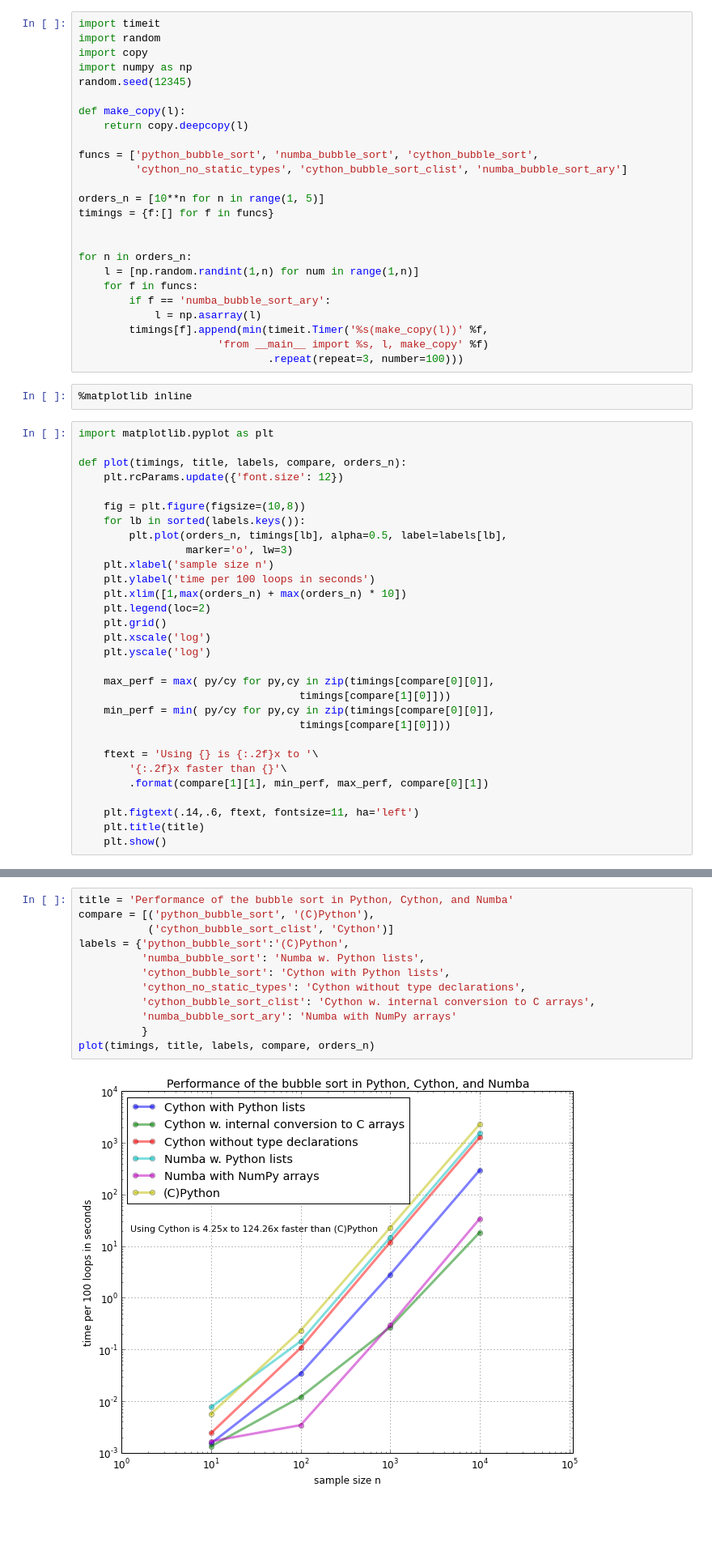
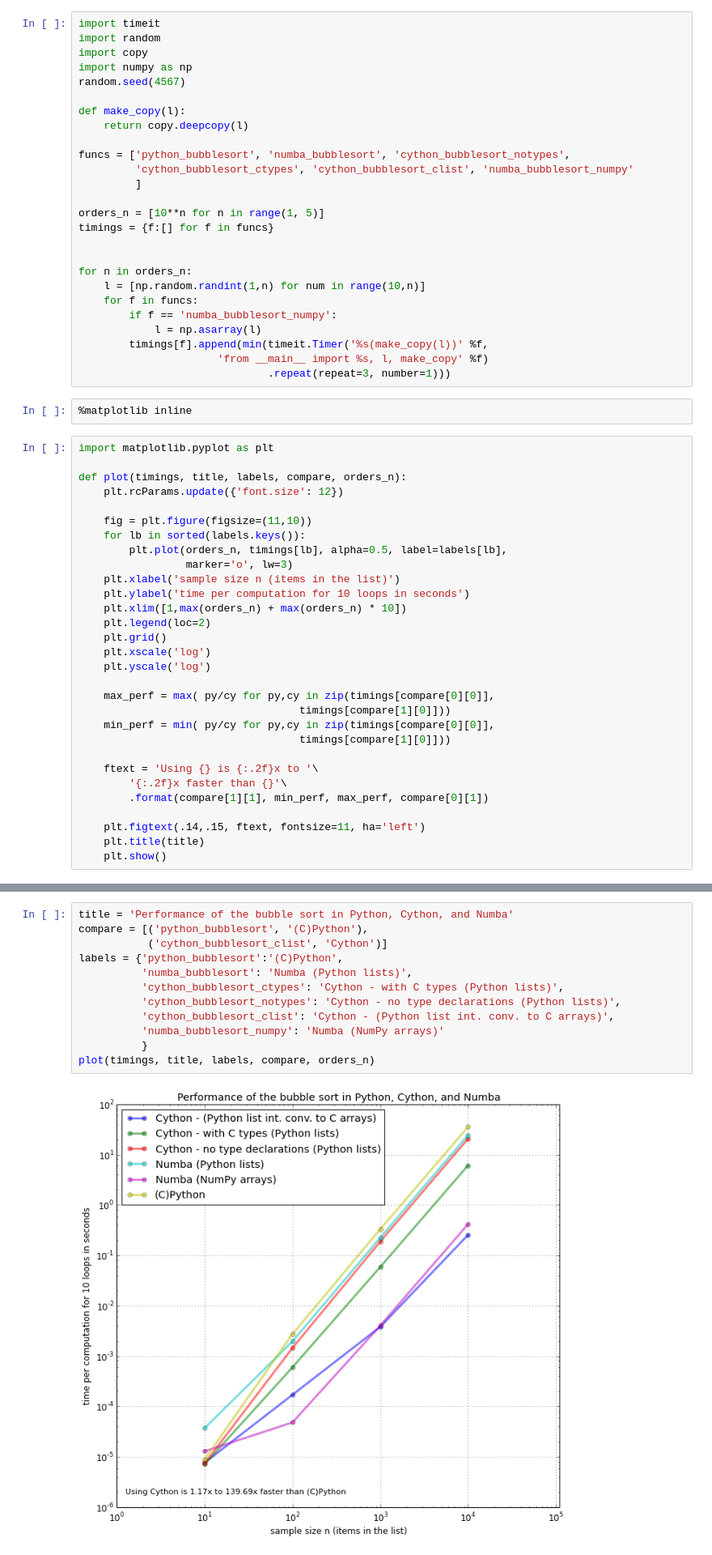
Before and after one commit to rasbt/One-Python-benchmark-per-day, a Jupyter notebook: ipython_nbs/day4_python_cython_numba.ipynb, the cells around one changed output, grey strips where cells are left out. Shown at 81% size. Drawn from its saved outputs; the diff is of its cells as text; blank space fills up the shorter version.

```diff
--- a/ipython_nbs/day4_python_cython_numba.ipynb
+++ b/ipython_nbs/day4_python_cython_numba.ipynb
@@ -173,26 +178,27 @@ import timeit
 import random
 import copy
 import numpy as np
-random.seed(12345)
+random.seed(4567)
 
 def make_copy(l):
     return copy.deepcopy(l)
 
-funcs = ['python_bubble_sort', 'numba_bubble_sort', 'cython_bubble_sort',
-         'cython_no_static_types', 'cython_bubble_sort_clist', 'numba_bubble_sort_ary']
+funcs = ['python_bubblesort', 'numba_bubblesort', 'cython_bubblesort_notypes',
+         'cython_bubblesort_ctypes', 'cython_bubblesort_clist', 'numba_bubblesort_numpy'
+         ]
 
 orders_n = [10**n for n in range(1, 5)]
 timings = {f:[] for f in funcs}
 
 
 for n in orders_n:
-    l = [np.random.randint(1,n) for num in range(1,n)]
+    l = [np.random.randint(1,n) for num in range(10,n)]
     for f in funcs:
-        if f == 'numba_bubble_sort_ary':
+        if f == 'numba_bubblesort_numpy':
             l = np.asarray(l)
         timings[f].append(min(timeit.Timer('%s(make_copy(l))' %f,
                       'from __main__ import %s, l, make_copy' %f)
-                              .repeat(repeat=3, number=100)))
+                              .repeat(repeat=3, number=1)))
 # %%
 %matplotlib inline
 # %%
@@ -201,12 +207,12 @@ import matplotlib.pyplot as plt
 def plot(timings, title, labels, compare, orders_n):
     plt.rcParams.update({'font.size': 12})
 
-    fig = plt.figure(figsize=(10,8))
+    fig = plt.figure(figsize=(11,10))
     for lb in sorted(labels.keys()):
         plt.plot(orders_n, timings[lb], alpha=0.5, label=labels[lb],
                  marker='o', lw=3)
-    plt.xlabel('sample size n')
-    plt.ylabel('time per 100 loops in seconds')
+    plt.xlabel('sample size n (items in the list)')
+    plt.ylabel('time per computation for 10 loops in seconds')
     plt.xlim([1,max(orders_n) + max(orders_n) * 10])
     plt.legend(loc=2)
     plt.grid()
@@ -222,22 +228,22 @@ def plot(timings, title, labels, compare, orders_n):
         '{:.2f}x faster than {}'\
         .format(compare[1][1], min_perf, max_perf, compare[0][1])
 
-    plt.figtext(.14,.6, ftext, fontsize=11, ha='left')
+    plt.figtext(.14,.15, ftext, fontsize=11, ha='left')
     plt.title(title)
     plt.show()
 # %% [markdown]
 <a name="results"></a>
 # %%
 title = 'Performance of the bubble sort in Python, Cython, and Numba'
-compare = [('python_bubble_sort', '(C)Python'),
-           ('cython_bubble_sort_clist', 'Cython')]
-labels = {'python_bubble_sort':'(C)Python',
-          'numba_bubble_sort': 'Numba w. Python lists',
-          'cython_bubble_sort': 'Cython with Python lists',
-          'cython_no_static_types': 'Cython without type declarations',
-          'cython_bubble_sort_clist': 'Cython w. internal conversion to C arrays',
-          'numba_bubble_sort_ary': 'Numba with NumPy arrays'
+compare = [('python_bubblesort', '(C)Python'),
+           ('cython_bubblesort_clist', 'Cython')]
+labels = {'python_bubblesort':'(C)Python',
+          'numba_bubblesort': 'Numba (Python lists)',
+          'cython_bubblesort_ctypes': 'Cython - with C types (Python lists)',
+          'cython_bubblesort_notypes': 'Cython - no type declarations (Python lists)',
+          'cython_bubblesort_clist': 'Cython - (Python list int. conv. to C arrays)',
+          'numba_bubblesort_numpy': 'Numba (NumPy arrays)'
           }
 plot(timings, title, labels, compare, orders_n)
 # %% [output]
-[figure, old version]
+[figure, new version]
```
Also changed, not shown: parts of 9 cells of this notebook, 4 other files.
